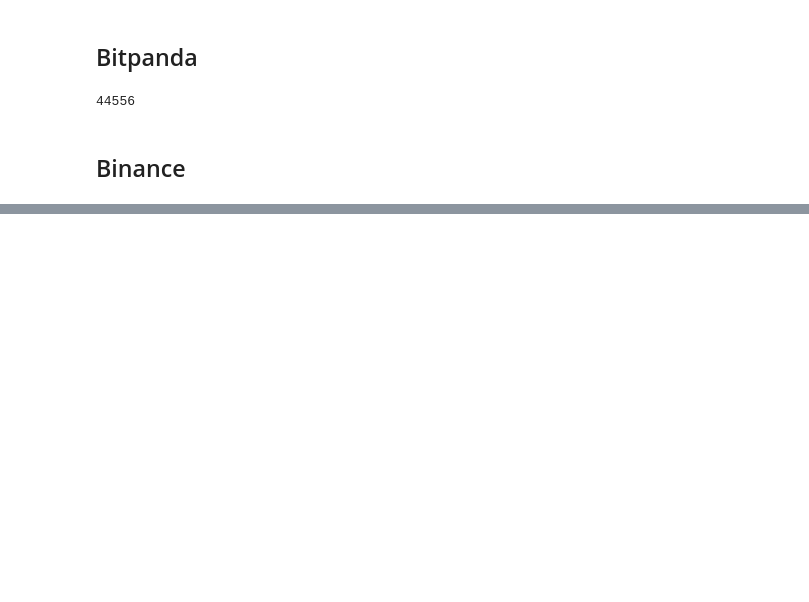
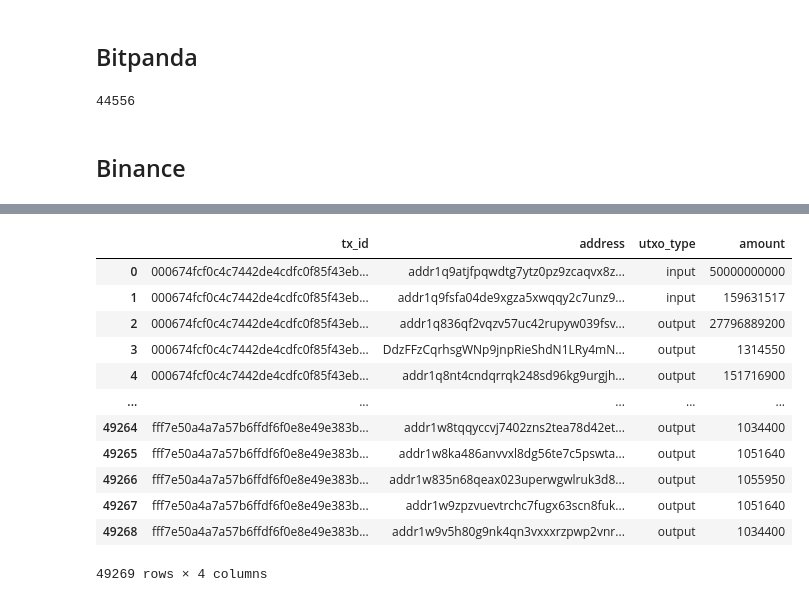
Before and after one commit to alvail/caa-cardano-exchanges, a Jupyter notebook: notebooks/ground_truth.ipynb, the cells around one changed output, grey strips where cells are left out. Cells and saved outputs as stored; diff of their text form; code cells hidden in the pictures; blank space fills up the shorter version.

```diff
--- a/notebooks/ground_truth.ipynb
+++ b/notebooks/ground_truth.ipynb
@@ -160,0 +246,20 @@ for tx_file in tqdm(binance_dir.glob('addresses/*/txs/*.json')):
+# %%
+tx_data = []
+
+# Iterate over all address directories
+for address_dir in (binance_dir / 'addresses').glob('*'):
+    address = address_dir.name
+    # Read transaction info
+    for tx_file in address_dir.glob('txs/*.json'):
+        with open(tx_file, 'r') as f:
+            txs = json.load(f)
+        # Extract transaction ids
+        for tx in txs:
+            tx_data.append({
+                'address': address,
+                'tx_id': tx,
+            })
+
+# Convert to a DataFrame
+tx_df = pd.DataFrame(tx_data)
+tx_df
@@ -160,0 +280,48 @@ for tx_file in tqdm(binance_dir.glob('addresses/*/txs/*.json')):
+# %%
+import pandas as pd
+import json
+from pathlib import Path
+
+utxo_data = []
+
+# Iterate over all transaction directories
+for tx_dir in (binance_dir / 'txs').glob('*'):
+    tx_id = tx_dir.name
+    # Read utxos info
+    for utxo_file in tx_dir.glob('utxos/*.json'):
+        with open(utxo_file, 'r') as f:
+            utxos = json.load(f)
+        # Extract inputs
+        for input_utxo in utxos['inputs']:
+            utxo_data.append({
+                'tx_id': tx_id,
+                'address': input_utxo['address'],
+                'utxo_type': 'input',
+                'amount': input_utxo['amount'][0]['quantity']
+            })
+        # Extract outputs
+        for output_utxo in utxos['outputs']:
+            utxo_data.append({
+                'tx_id': tx_id,
+                'address': output_utxo['address'],
+                'utxo_type': 'output',
+                'amount': output_utxo['amount'][0]['quantity']
+            })
+
+# Convert to a DataFrame
+utxo_df = pd.DataFrame(utxo_data)
+utxo_df
+# %% [output]
+|  | tx_id | address | utxo_type | amount |
+| 0 | 000674fcf0c4c7442de4cdfc0f85f43eb... | addr1q9atjfpqwdtg7ytz0pz9zcaqvx8z... | input | 50000000000 |
+| 1 | 000674fcf0c4c7442de4cdfc0f85f43eb... | addr1q9fsfa04de9xgza5xwqqy2c7unz9... | input | 159631517 |
+| 2 | 000674fcf0c4c7442de4cdfc0f85f43eb... | addr1q836qf2vqzv57uc42rupyw039fsv... | output | 27796889200 |
+| 3 | 000674fcf0c4c7442de4cdfc0f85f43eb... | DdzFFzCqrhsgWNp9jnpRieShdN1LRy4mN... | output | 1314550 |
+| 4 | 000674fcf0c4c7442de4cdfc0f85f43eb... | addr1q8nt4cndqrrqk248sd96kg9urgjh... | output | 151716900 |
+| ... | ... | ... | ... | ... |
+| 49264 | fff7e50a4a7a57b6ffdf6f0e8e49e383b... | addr1w8tqqyccvj7402zns2tea78d42et... | output | 1034400 |
+| 49265 | fff7e50a4a7a57b6ffdf6f0e8e49e383b... | addr1w8ka486anvvxl8dg56te7c5pswta... | output | 1051640 |
+| 49266 | fff7e50a4a7a57b6ffdf6f0e8e49e383b... | addr1w835n68qeax023uperwgwlruk3d8... | output | 1055950 |
+| 49267 | fff7e50a4a7a57b6ffdf6f0e8e49e383b... | addr1w9zpzvuevtrchc7fugx63scn8fuk... | output | 1051640 |
+| 49268 | fff7e50a4a7a57b6ffdf6f0e8e49e383b... | addr1w9v5h80g9nk4qn3vxxxrzpwp2vnr... | output | 1034400 |
+49269 rows × 4 columns
```
Also changed, not shown: parts of 8 cells of this notebook.
